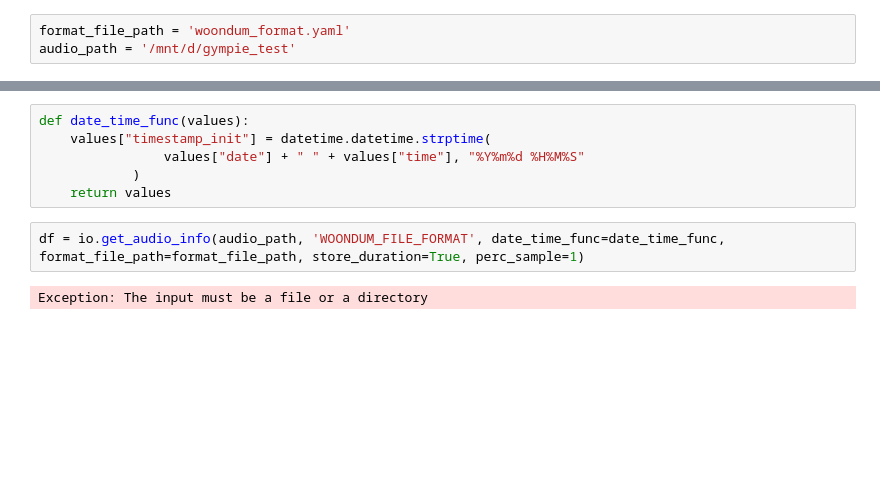
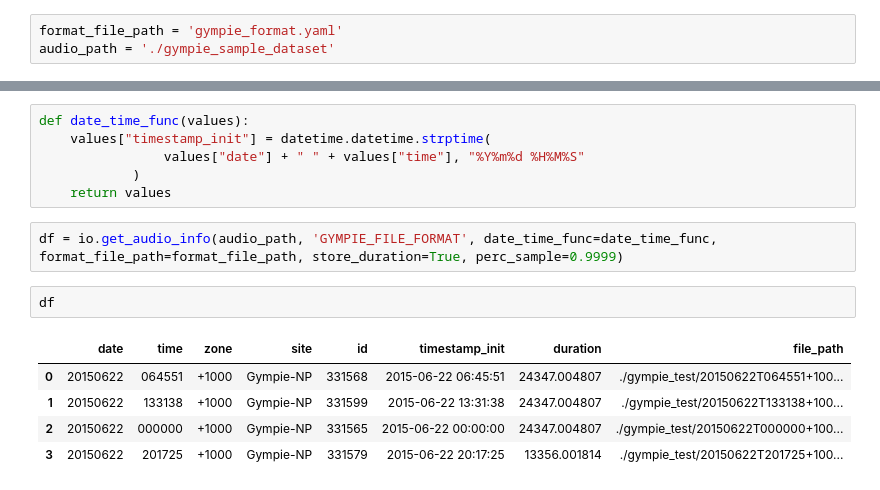
Before and after one commit to maui-software/maui-software-examples, a Jupyter notebook: maui_example_load_audios.ipynb, the cells around one changed output, grey strips where cells are left out. Drawn from its saved outputs; the diff is of its cells as text; blank space fills up the shorter version.

Commit message:
fix load audios example notebook

```diff
--- a/maui_example_load_audios.ipynb
+++ b/maui_example_load_audios.ipynb
@@ -115,8 +115,8 @@ formats:
 
 The content of this example is the same present in the file woondum_format.yaml, which will be used to load the data
 # %%
-format_file_path = 'woondum_format.yaml'
-audio_path = '/mnt/d/gympie_test'
+format_file_path = 'gympie_format.yaml'
+audio_path = './gympie_sample_dataset'
 # %% [markdown]
 ## 2.2. Load the data
 
@@ -133,6 +133,12 @@ def date_time_func(values):
             )
     return values
 # %%
-df = io.get_audio_info(audio_path, 'WOONDUM_FILE_FORMAT', date_time_func=date_time_func, format_file_path=format_file_path, store_duration=True, perc_sample=1)
+df = io.get_audio_info(audio_path, 'GYMPIE_FILE_FORMAT', date_time_func=date_time_func, format_file_path=format_file_path, store_duration=True, perc_sample=0.9999)
-# %% [output]
-Exception: The input must be a file or a directory
+# %%
+df
+# %% [output]
+|  | date | time | zone | site | id | timestamp_init | duration | file_path |
+| 0 | 20150622 | 064551 | +1000 | Gympie-NP | 331568 | 2015-06-22 06:45:51 | 24347.004807 | ./gympie_test/20150622T064551+100... |
+| 1 | 20150622 | 133138 | +1000 | Gympie-NP | 331599 | 2015-06-22 13:31:38 | 24347.004807 | ./gympie_test/20150622T133138+100... |
+| 2 | 20150622 | 000000 | +1000 | Gympie-NP | 331565 | 2015-06-22 00:00:00 | 24347.004807 | ./gympie_test/20150622T000000+100... |
+| 3 | 20150622 | 201725 | +1000 | Gympie-NP | 331579 | 2015-06-22 20:17:25 | 13356.001814 | ./gympie_test/20150622T201725+100... |
```
Also changed, not shown: parts of 2 cells of this notebook, 1 other file.
